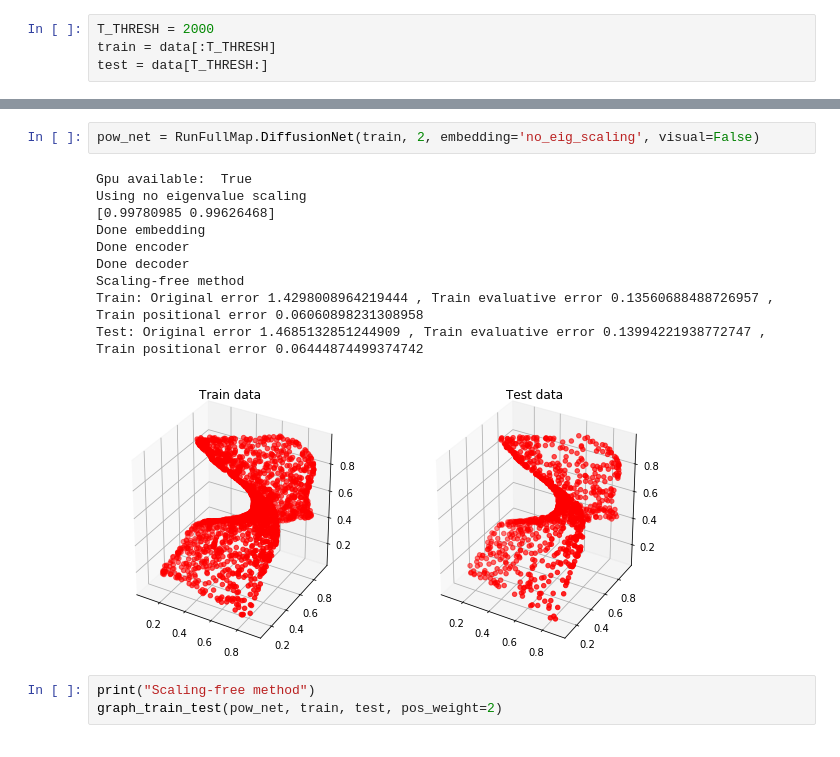
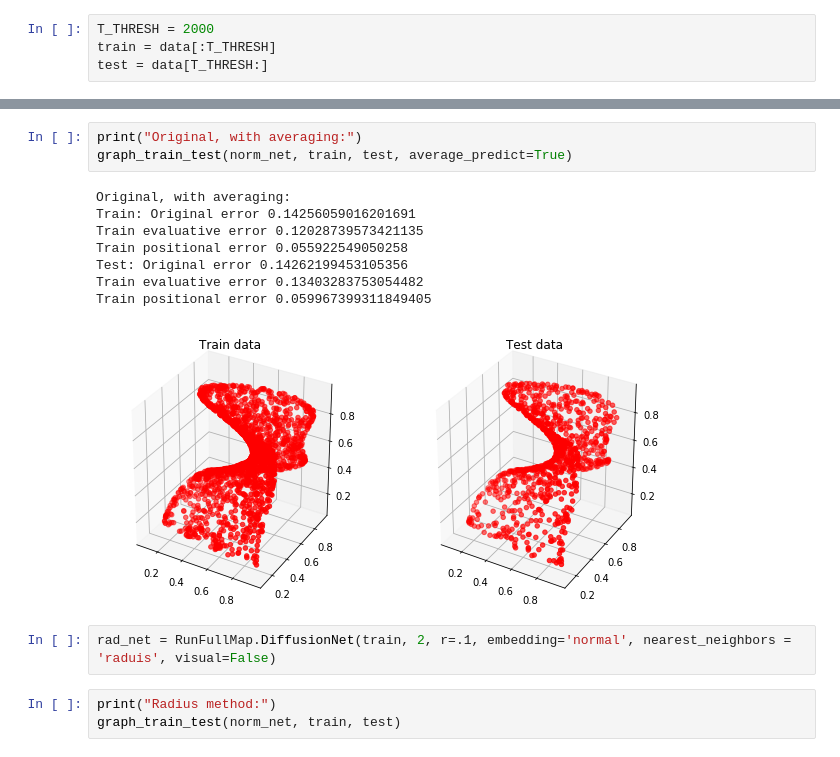
Before and after one commit to nverma1/diffusion_net, a Jupyter notebook: method_eval.ipynb, the cells around one changed output, grey strips where cells are left out. Cells and saved outputs as stored; diff of their text form.

Commit message:
Added radius check, added averaging.

```diff
--- a/method_eval.ipynb
+++ b/method_eval.ipynb
@@ -98,19 +93,20 @@ Train positional error 0.06746226342893603
+# %%
+print("Original, with averaging:")
+graph_train_test(norm_net, train, test, average_predict=True)
+# %% [output]
+Original, with averaging:
+Train: Original error 0.14256059016201691
+Train evaluative error 0.12028739573421135
+Train positional error 0.055922549050258
+Test: Original error 0.14262199453105356
+Train evaluative error 0.13403283753054482
+Train positional error 0.059967399311849405
+[figure, added]
 # %%
-pow_net = RunFullMap.DiffusionNet(train, 2, embedding='no_eig_scaling', visual=False)
+rad_net = RunFullMap.DiffusionNet(train, 2, r=.1, embedding='normal', nearest_neighbors = 'raduis', visual=False)
-# %% [output]
-Gpu available:  True
-Using no eigenvalue scaling
-[0.99780985 0.99626468]
-Done embedding
-Done encoder
-Done decoder
-Scaling-free method
-Train: Original error 1.4298008964219444 , Train evaluative error 0.13560688488726957 , Train positional error 0.06060898231308958
-Test: Original error 1.4685132851244909 , Train evaluative error 0.13994221938772747 , Train positional error 0.06444874499374742
-[figure, removed]
 # %%
-print("Scaling-free method")
-graph_train_test(pow_net, train, test, pos_weight=2)
+print("Radius method:")
+graph_train_test(norm_net, train, test)
 # %%
 lap_net = RunFullMap.DiffusionNet(train, 2, embedding='laplacian', visual=False)
 # %% [output]
```
Also changed, not shown: parts of 6 cells of this notebook.
